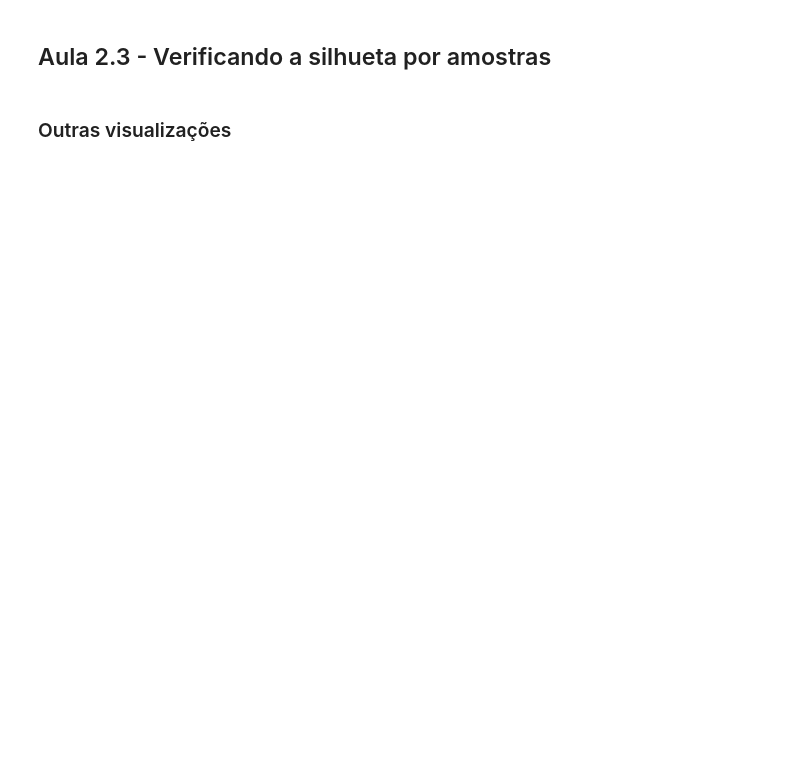
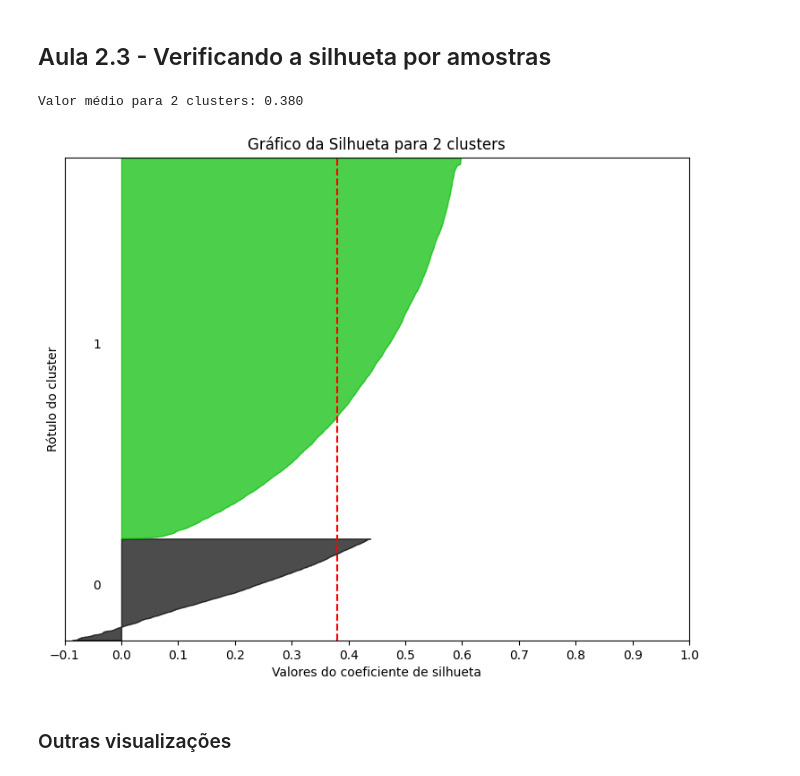
Before and after one commit to LuizinhoXT/Python, a Jupyter notebook: machine_learning/clusterizacao/Projeto_marketing.ipynb, the cells around one changed output. Cells and saved outputs as stored; diff of their text form; code cells hidden in the pictures; blank space fills up the shorter version.

```diff
--- a/machine_learning/clusterizacao/Projeto_marketing.ipynb
+++ b/machine_learning/clusterizacao/Projeto_marketing.ipynb
@@ -179,5 +225,10 @@ def graf_silhueta (n_clusters, dados):
   ax1.set_xticks([i/10.0 for i in range(-1, 11)])
 
   plt.show()
+# %%
+graf_silhueta(2,dados)
+# %% [output]
+Valor médio para 2 clusters: 0.380
+[figure, added]
 # %% [markdown]
 ### Outras visualizações
```
Also changed, not shown: parts of 18 cells of this notebook, 2 other files.
